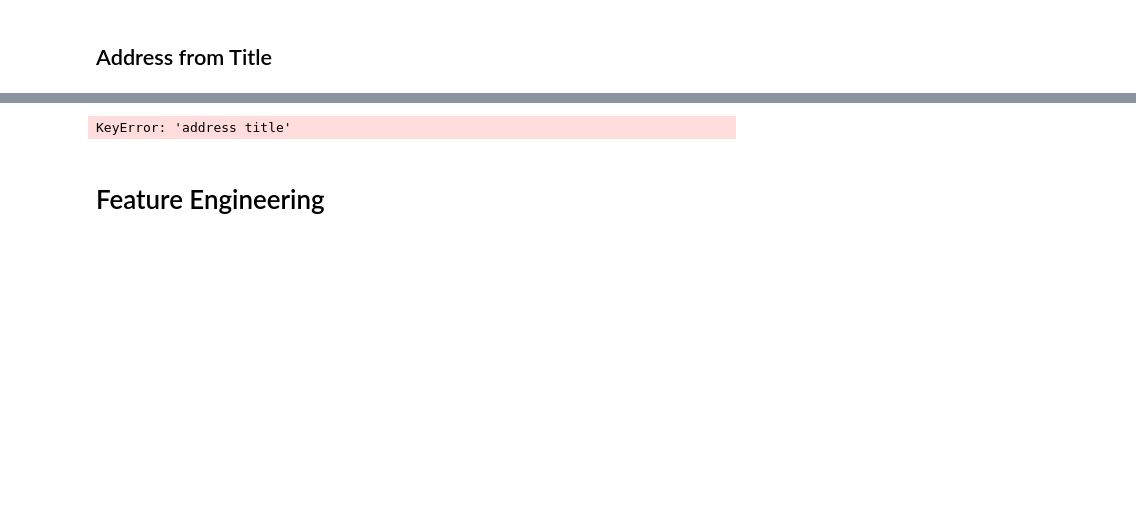
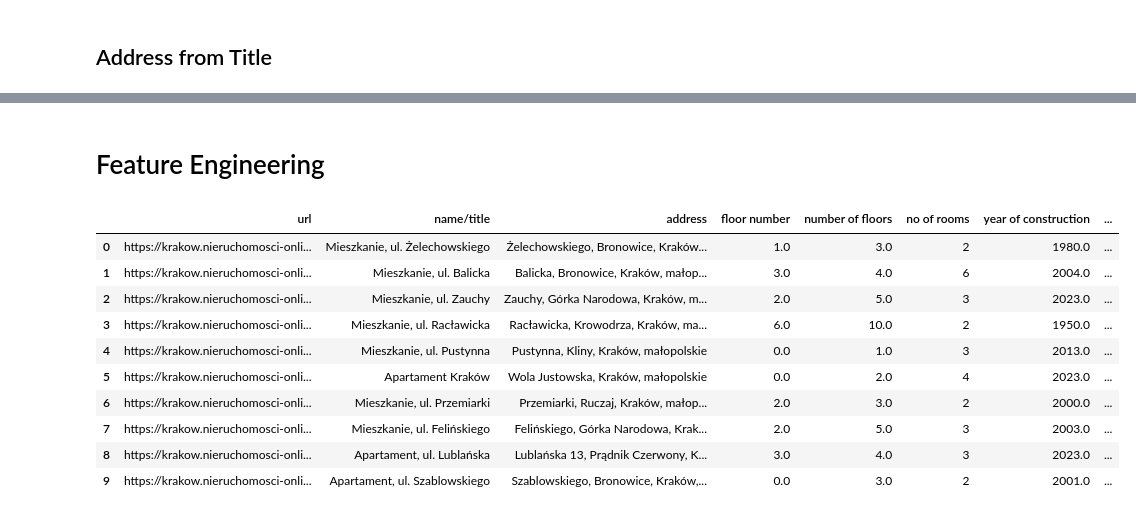
Before and after one commit to ksobczykR2DS/cracow-house-market-analysis, a Jupyter notebook: data-exploration.ipynb, the cells around one changed output, grey strips where cells are left out. Cells and saved outputs as stored; diff of their text form; code cells hidden in the pictures; blank space fills up the shorter version.

```diff
--- a/data-exploration.ipynb
+++ b/data-exploration.ipynb
@@ -494,17 +494,46 @@ df.head(50)
 | 51 | https://krakow.nieruchomosci-onli... | Mieszkanie | Bielany, Kraków, małopolskie | 0.0 | 2.0 | 4 | 2022.0 | ... |
 | 52 | https://krakow.nieruchomosci-onli... | Mieszkanie | Stańczyka, Dzielnica VI Bronowice... | 13.0 | 14.0 | 3 | 2022.0 | ... |
 | 53 | https://krakow.nieruchomosci-onli... | Apartament | Banacha, Prądnik Biały, Kraków, m... | 5.0 | 5.0 | 4 | 2021.0 | ... |
-# %%
-# Wyciągnięcie unikalnych wartości z kolumny 'address title'
-unique_address_titles = df['address title'].unique()
-
-# Policzenie liczby unikalnych wartości
-count_unique_address_titles = len(unique_address_titles)
-
-# Wyświetlenie unikalnych wartości i ich liczby
-print("Unikalne wartości z kolumny 'address title':", unique_address_titles)
-print("Liczba unikalnych wartości:", count_unique_address_titles)
-# %% [output]
-KeyError: 'address title'
 # %% [markdown]
 # Feature Engineering
+# %%
+import pandas as pd
+from geopy.geocoders import Nominatim
+import time
+
+geolocator = Nominatim(user_agent="AGH_Student_Data_Exploration_Project")
+
+def geocode(address):
+    timeout = 10
+    attempts = 0
+    while attempts < 3:
+        try:
+            location = geolocator.geocode(address, timeout=timeout)
+            if location:
+                return pd.Series([location.address, location.latitude, location.longitude])
+            else:
+                return pd.Series([None, None, None])
+        except Exception as e:
+            print(f"Retry {attempts + 1}: Error during geocoding for address '{address}' - {str(e)}")
+            attempts += 1
+            timeout += 5
+            time.sleep(2)
+    return pd.Series([None, None, None])
+# %%
+small_df = df.head(10).copy()
+# %%
+small_df[['location', 'latitude', 'longitude']] = small_df['address'].apply(geocode)
+# %%
+small_df
+# %% [output]
+|  | url | name/title | address | floor number | number of floors | no of rooms | year of construction | ... |
+| 0 | https://krakow.nieruchomosci-onli... | Mieszkanie, ul. Żelechowskiego | Żelechowskiego, Bronowice, Kraków... | 1.0 | 3.0 | 2 | 1980.0 | ... |
+| 1 | https://krakow.nieruchomosci-onli... | Mieszkanie, ul. Balicka | Balicka, Bronowice, Kraków, małop... | 3.0 | 4.0 | 6 | 2004.0 | ... |
+| 2 | https://krakow.nieruchomosci-onli... | Mieszkanie, ul. Zauchy | Zauchy, Górka Narodowa, Kraków, m... | 2.0 | 5.0 | 3 | 2023.0 | ... |
+| 3 | https://krakow.nieruchomosci-onli... | Mieszkanie, ul. Racławicka | Racławicka, Krowodrza, Kraków, ma... | 6.0 | 10.0 | 2 | 1950.0 | ... |
+| 4 | https://krakow.nieruchomosci-onli... | Mieszkanie, ul. Pustynna | Pustynna, Kliny, Kraków, małopolskie | 0.0 | 1.0 | 3 | 2013.0 | ... |
+| 5 | https://krakow.nieruchomosci-onli... | Apartament Kraków | Wola Justowska, Kraków, małopolskie | 0.0 | 2.0 | 4 | 2023.0 | ... |
+| 6 | https://krakow.nieruchomosci-onli... | Mieszkanie, ul. Przemiarki | Przemiarki, Ruczaj, Kraków, małop... | 2.0 | 3.0 | 2 | 2000.0 | ... |
+| 7 | https://krakow.nieruchomosci-onli... | Mieszkanie, ul. Felińskiego | Felińskiego, Górka Narodowa, Krak... | 2.0 | 5.0 | 3 | 2003.0 | ... |
+| 8 | https://krakow.nieruchomosci-onli... | Apartament, ul. Lublańska | Lublańska 13, Prądnik Czerwony, K... | 3.0 | 4.0 | 3 | 2023.0 | ... |
+| 9 | https://krakow.nieruchomosci-onli... | Apartament, ul. Szablowskiego | Szablowskiego, Bronowice, Kraków,... | 0.0 | 3.0 | 2 | 2001.0 | ... |
```
